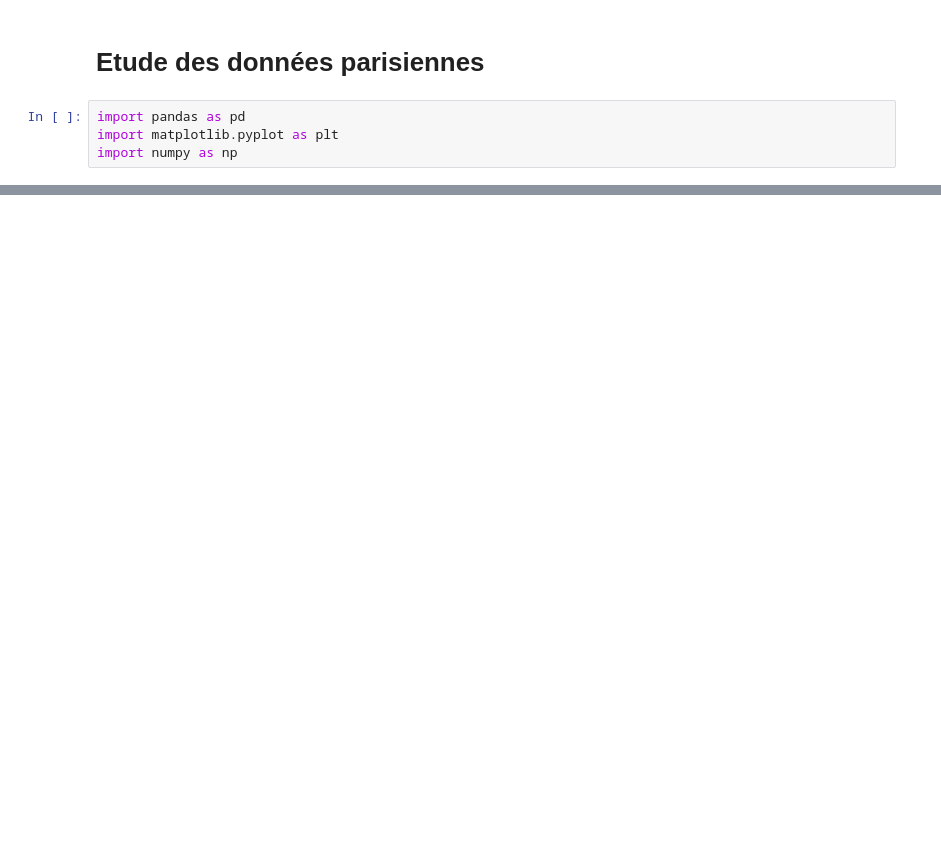
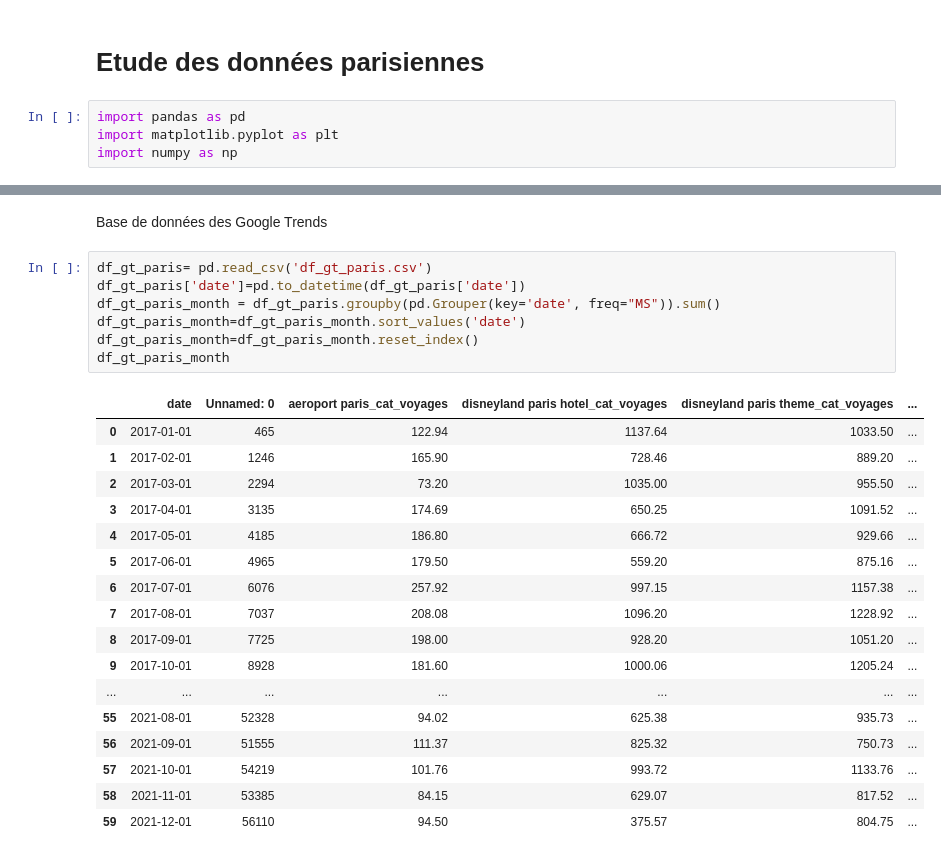
Before and after one commit to julienowack/stat_app, a Jupyter notebook: Data_Paris.ipynb, the cells around one changed output, grey strips where cells are left out. Cells and saved outputs as stored; diff of their text form; blank space fills up the shorter version.

```diff
--- a/Data_Paris.ipynb
+++ b/Data_Paris.ipynb
@@ -6,0 +43,27 @@ import numpy as np
+# %% [markdown]
+Base de données des Google Trends
+# %%
+df_gt_paris= pd.read_csv('df_gt_paris.csv')
+df_gt_paris['date']=pd.to_datetime(df_gt_paris['date'])
+df_gt_paris_month = df_gt_paris.groupby(pd.Grouper(key='date', freq="MS")).sum()
+df_gt_paris_month=df_gt_paris_month.sort_values('date')
+df_gt_paris_month=df_gt_paris_month.reset_index()
+df_gt_paris_month
+# %% [output]
+|  | date | Unnamed: 0 | aeroport paris_cat_voyages | disneyland paris hotel_cat_voyages | disneyland paris theme_cat_voyages | ... |
+| 0 | 2017-01-01 | 465 | 122.94 | 1137.64 | 1033.50 | ... |
+| 1 | 2017-02-01 | 1246 | 165.90 | 728.46 | 889.20 | ... |
+| 2 | 2017-03-01 | 2294 | 73.20 | 1035.00 | 955.50 | ... |
+| 3 | 2017-04-01 | 3135 | 174.69 | 650.25 | 1091.52 | ... |
+| 4 | 2017-05-01 | 4185 | 186.80 | 666.72 | 929.66 | ... |
+| 5 | 2017-06-01 | 4965 | 179.50 | 559.20 | 875.16 | ... |
+| 6 | 2017-07-01 | 6076 | 257.92 | 997.15 | 1157.38 | ... |
+| 7 | 2017-08-01 | 7037 | 208.08 | 1096.20 | 1228.92 | ... |
+| 8 | 2017-09-01 | 7725 | 198.00 | 928.20 | 1051.20 | ... |
+| 9 | 2017-10-01 | 8928 | 181.60 | 1000.06 | 1205.24 | ... |
+| ... | ... | ... | ... | ... | ... | ... |
+| 55 | 2021-08-01 | 52328 | 94.02 | 625.38 | 935.73 | ... |
+| 56 | 2021-09-01 | 51555 | 111.37 | 825.32 | 750.73 | ... |
+| 57 | 2021-10-01 | 54219 | 101.76 | 993.72 | 1133.76 | ... |
+| 58 | 2021-11-01 | 53385 | 84.15 | 629.07 | 817.52 | ... |
+| 59 | 2021-12-01 | 56110 | 94.50 | 375.57 | 804.75 | ... |
```
Also changed, not shown: parts of 7 cells of this notebook.
